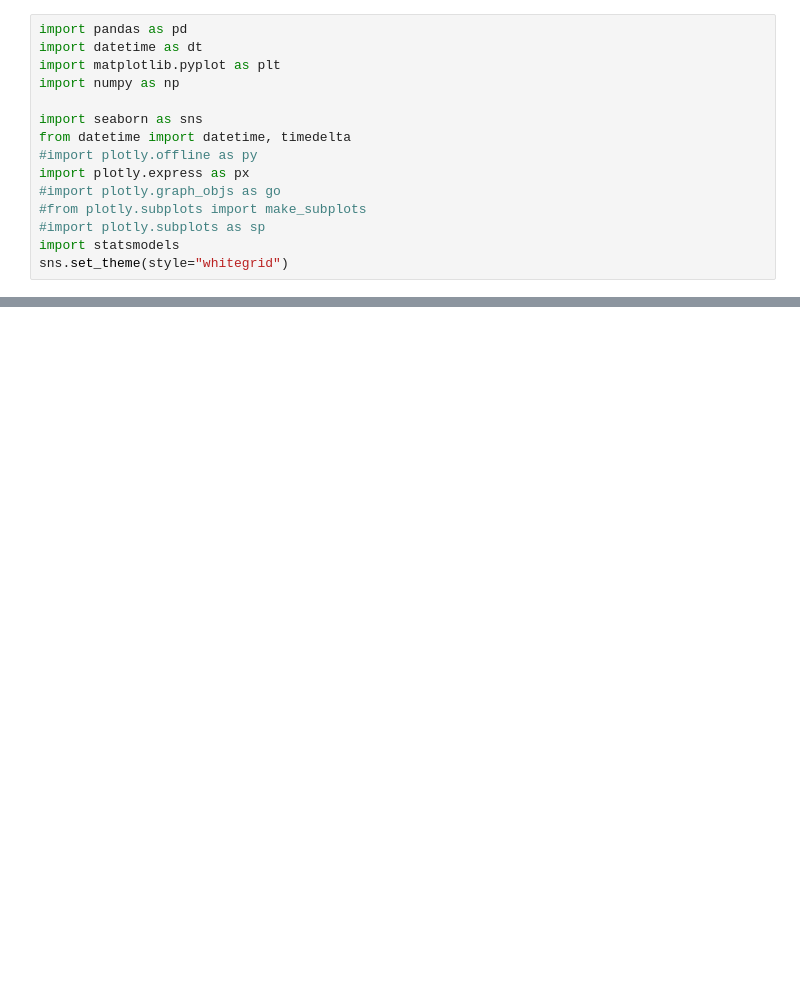
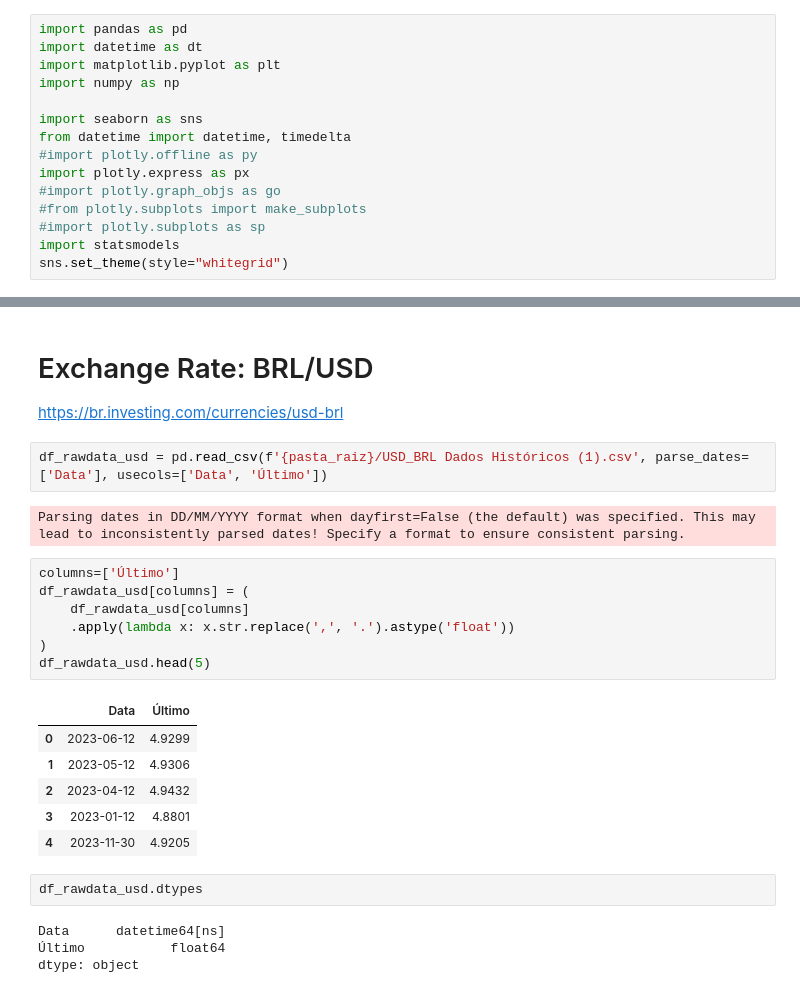
Before and after one commit to embordin/CornEtOH_PriceModeling, a Jupyter notebook: CornEtOH_Price_Modeling1.ipynb, the cells around one changed output, grey strips where cells are left out. Drawn from its saved outputs; the diff is of its cells as text; blank space fills up the shorter version.

```diff
--- a/CornEtOH_Price_Modeling1.ipynb
+++ b/CornEtOH_Price_Modeling1.ipynb
@@ -38,0 +128,28 @@ fig.show()
+# %% [markdown]
+# Exchange Rate: BRL/USD
+
+https://br.investing.com/currencies/usd-brl
+# %%
+df_rawdata_usd = pd.read_csv(f'{pasta_raiz}/USD_BRL Dados Históricos (1).csv', parse_dates=['Data'], usecols=['Data', 'Último'])
+# %% [output]
+Parsing dates in DD/MM/YYYY format when dayfirst=False (the default) was specified. This may lead to inconsistently parsed dates! Specify a format to ensure consistent parsing.
+# %%
+columns=['Último']
+df_rawdata_usd[columns] = (
+    df_rawdata_usd[columns]
+    .apply(lambda x: x.str.replace(',', '.').astype('float'))
+)
+df_rawdata_usd.head(5)
+# %% [output]
+|  | Data | Último |
+| 0 | 2023-06-12 | 4.9299 |
+| 1 | 2023-05-12 | 4.9306 |
+| 2 | 2023-04-12 | 4.9432 |
+| 3 | 2023-01-12 | 4.8801 |
+| 4 | 2023-11-30 | 4.9205 |
+# %%
+df_rawdata_usd.dtypes
+# %% [output]
+Data      datetime64[ns]
+Último           float64
+dtype: object
```
Also changed, not shown: parts of 21 cells of this notebook.
